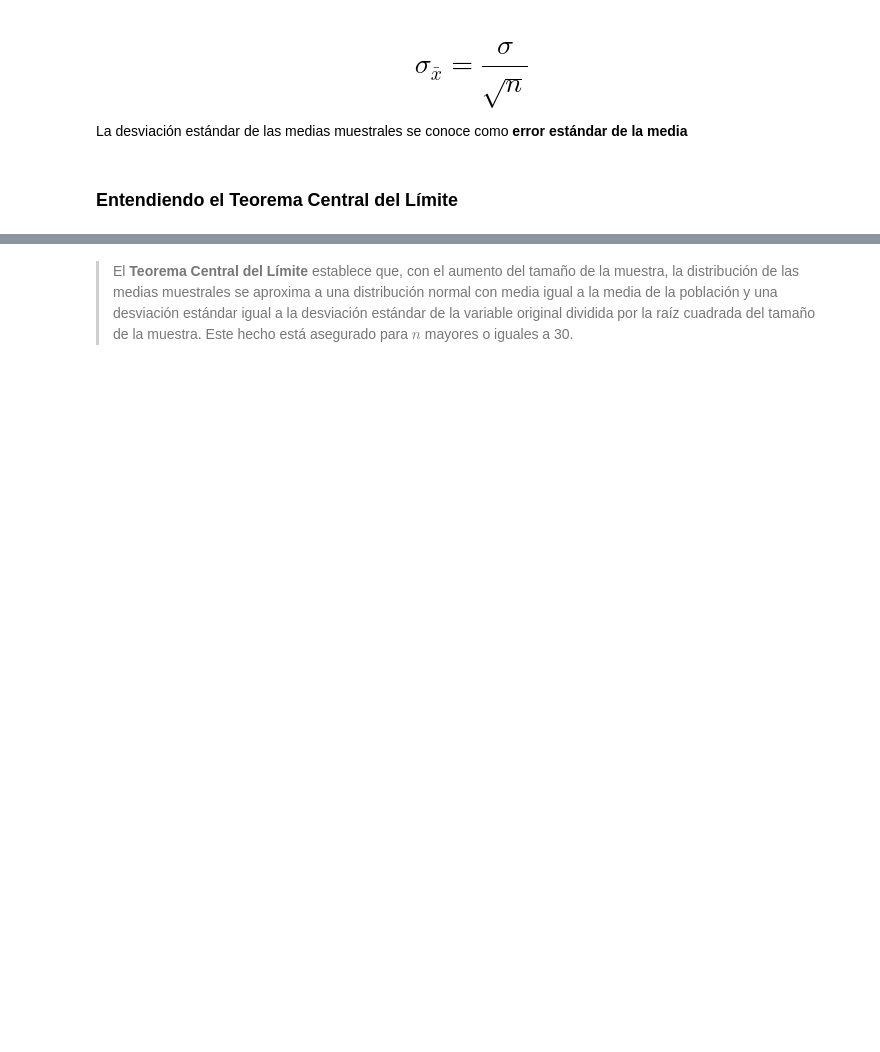
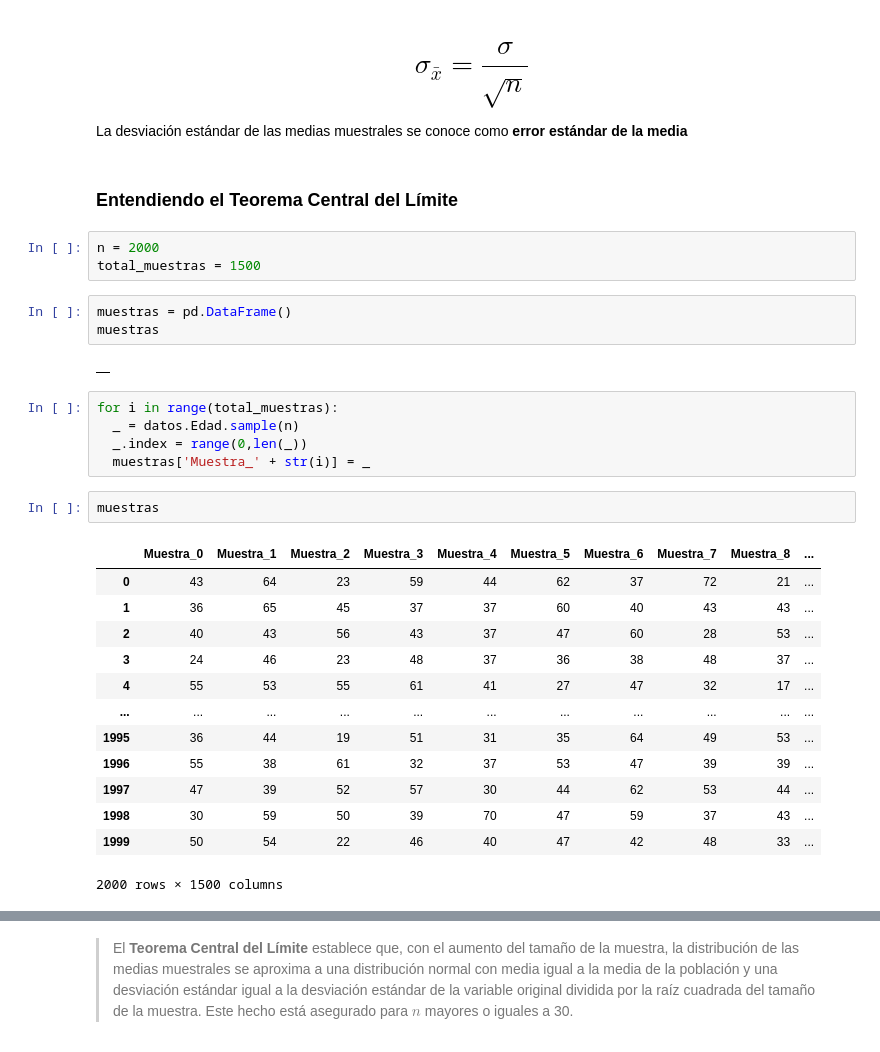
Before and after one commit to MyAppsTest/Estad-stica-con-Python-Probabilidad-y-muestreo, a Jupyter notebook: Inicial.ipynb, the cells around one changed output, grey strips where cells are left out. Saved outputs shown, nothing was run; the diff lists cells and outputs as text; blank space fills up the shorter version.

```diff
--- a/Inicial.ipynb
+++ b/Inicial.ipynb
@@ -909,3 +943,32 @@ Es la forma de hacer suposiciones generalizadas sobre los parámetros de una pob
 La desviación estándar de las medias muestrales se conoce como **error estándar de la media**
 # %% [markdown]
 ### Entendiendo el Teorema Central del Límite
+# %%
+n = 2000
+total_muestras = 1500
+# %%
+muestras = pd.DataFrame()
+muestras
+# %% [output]
+|  |
+# %%
+for i in range(total_muestras):
+  _ = datos.Edad.sample(n)
+  _.index = range(0,len(_))
+  muestras['Muestra_' + str(i)] = _
+# %%
+muestras
+# %% [output]
+|  | Muestra_0 | Muestra_1 | Muestra_2 | Muestra_3 | Muestra_4 | Muestra_5 | Muestra_6 | Muestra_7 | Muestra_8 | ... |
+| 0 | 43 | 64 | 23 | 59 | 44 | 62 | 37 | 72 | 21 | ... |
+| 1 | 36 | 65 | 45 | 37 | 37 | 60 | 40 | 43 | 43 | ... |
+| 2 | 40 | 43 | 56 | 43 | 37 | 47 | 60 | 28 | 53 | ... |
+| 3 | 24 | 46 | 23 | 48 | 37 | 36 | 38 | 48 | 37 | ... |
+| 4 | 55 | 53 | 55 | 61 | 41 | 27 | 47 | 32 | 17 | ... |
+| ... | ... | ... | ... | ... | ... | ... | ... | ... | ... | ... |
+| 1995 | 36 | 44 | 19 | 51 | 31 | 35 | 64 | 49 | 53 | ... |
+| 1996 | 55 | 38 | 61 | 32 | 37 | 53 | 47 | 39 | 39 | ... |
+| 1997 | 47 | 39 | 52 | 57 | 30 | 44 | 62 | 53 | 44 | ... |
+| 1998 | 30 | 59 | 50 | 39 | 70 | 47 | 59 | 37 | 43 | ... |
+| 1999 | 50 | 54 | 22 | 46 | 40 | 47 | 42 | 48 | 33 | ... |
+2000 rows × 1500 columns
```
Also changed, not shown: parts of 21 cells of this notebook.
